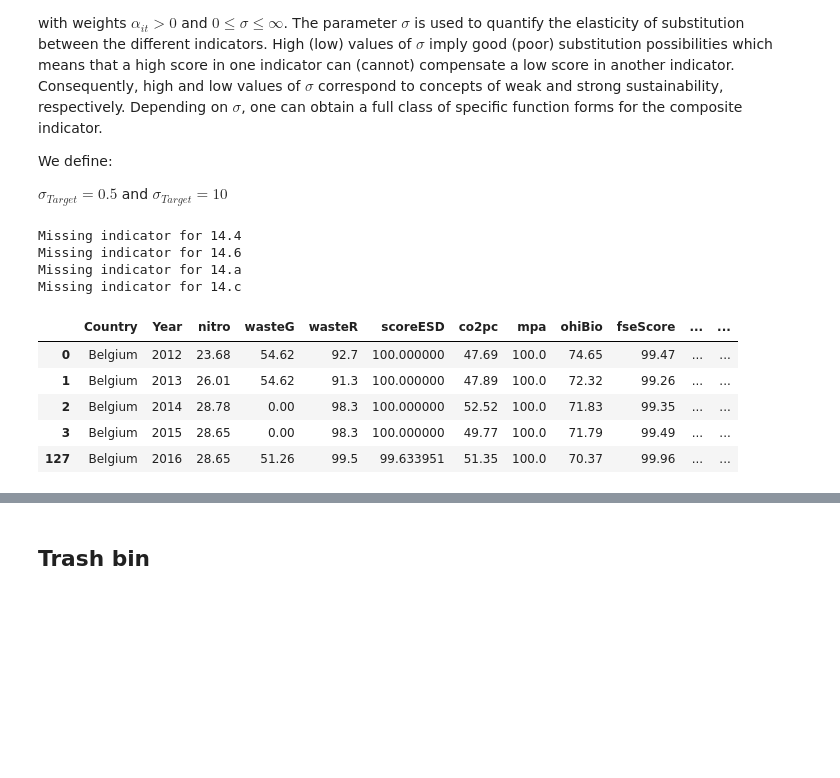
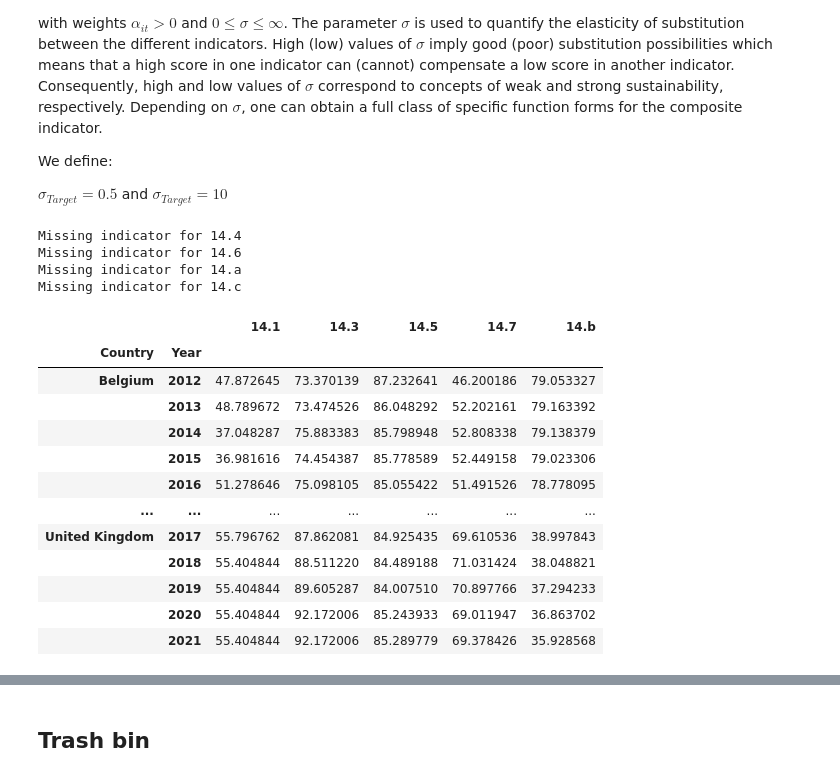
Before and after one commit to isaldiviagonzatti/sdg14, a Jupyter notebook: code/exploreSDG14.ipynb, the cells around one changed output, grey strips where cells are left out. Saved outputs shown, nothing was run; the diff lists cells and outputs as text; code cells hidden in the pictures; blank space fills up the shorter version.

```diff
--- a/code/exploreSDG14.ipynb
+++ b/code/exploreSDG14.ipynb
@@ -1267,94 +1270,76 @@ We define:
 
 $\sigma_{Target} = 0.5$ and $\sigma_{Target} = 10$
 # %%
+# fmt: off
 # missing 14.2, mortality, biomass, tacCatch, sadTac, msfd
-varDf = [
-    nitro,
-    wasteG,
-    wasteR,
-    scoreESD,
-    co2pc,
-    mpa,
-    ohiBio,
-    fseScore,
-    ohiLive,
-    ohiTour,
-    oResearch,
-    ohiArt,
-    threatened,
-    imoRatedf,
+varDf = [ nitro, wasteG, wasteR,scoreESD, co2pc, mpa, ohiBio, fseScore,
+         ohiLive, ohiTour, oResearch, ohiArt, threatened, imoRatedf
 ]
-varNames = [
-    "nitro",
-    "wasteG",
-    "wasteR",
-    "scoreESD",
-    "co2pc",
-    "mpa",
-    "ohiBio",
-    "fseScore",
-    "ohiLive",
-    "ohiTour",
-    "oResearch",
-    "ohiArt",
-    "threatened",
-    "imoRatedf",
+varNames = [ "nitro", "wasteG", "wasteR", "scoreESD", "co2pc",
+            "mpa", "ohiBio", "fseScore", "ohiLive", "ohiTour",
+              "oResearch", "ohiArt", "threatened", "imoRatedf",
 ]
+# fmt: on
 dictIndicators = dict(zip(varNames, varDf))
 
-# stack variables in eahc dataframe
+# stack variables in each dataframe
 for name, df in dictIndicators.items():
     df = df.stack().to_frame().rename(columns={0: str(name)})
     df.index.names = ["Country", "Year"]
     df.reset_index(inplace=True)
     df.Year = df.Year.astype(int)
     df.set_index(["Country", "Year"], inplace=True)
     dictIndicators[name] = df
 # merge all variables into one dataframe, forward and back fill by country
-df = pd.concat(dictIndicators.values(), axis=1, join="outer")
-df = df.reset_index().sort_values(["Country", "Year"])
-df = df[df.Year.isin(list(range(2012, 2022)))]
-df = df.groupby(["Country"], group_keys=False).apply(lambda x: x.ffill().bfill())
+indicators = pd.concat(dictIndicators.values(), axis=1, join="outer")
+indicators = indicators.reset_index().sort_values(["Country", "Year"])
+indicators = indicators[indicators.Year.isin(list(range(2012, 2022)))]
+indicators = indicators.groupby(["Country"], group_keys=False).apply(
+    lambda x: x.ffill().bfill()
+)
+indicators = indicators.set_index(["Country", "Year"])
 indicatorsL = {
     "plastic": ["wasteG", "wasteR"],
     "14.1": ["nitro", "plastic"],
     # '14.2':[''],
     "14.3": ["scoreESD", "co2pc"],
     "14.4": ["mortality", "biomass"],
     "14.5": ["mpa", "ohiBio"],
     "14.6": ["fseScore", "tacCatch"],
     "14.7": ["ohiLive", "ohiTour"],
     "14.a": ["oResearch", "sadTac"],
     "14.b": ["ohiArt", "threatened"],
     "14.c": ["imoRatedf", "msfd"],
 }
 
-
-# calculate the indicator for each target. sigma=10 is the default value
-def compositeInd(ind1, ind2, alpha=0.5, sigma=10):
-    for i in range(0, 2):
-        composite = (
-            (alpha * ind1 ** ((sigma - 1) / sigma))
-            + ((1 - alpha) * ind2 ** ((sigma - 1) / sigma))
-        ) ** (sigma / (sigma - 1))
-        return composite
-
-
-for target, indicators in indicatorsL.items():
+# calculate composite indicators for each target importing the function from composite.py
+targets = indicators.copy()
+for target, indicator in indicatorsL.items():
     try:
-        df[target] = compositeInd(df[indicators[0]], df[indicators[1]])
+        alpha = 1 / len(indicatorsL[target])
+        df = targets[indicator]
+        sigma = 10
+        targets[target] = ci.compositeDF(alpha, df, sigma)
     except KeyError:
         print("Missing indicator for", target)
-df.head()
-df.to_csv("../output/indicators.csv")
+
+targets = targets[[i for i in targets if i.startswith("14")]]
+targets
 # %% [output]
 Missing indicator for 14.4
 Missing indicator for 14.6
 Missing indicator for 14.a
 Missing indicator for 14.c
-|  | Country | Year | nitro | wasteG | wasteR | scoreESD | co2pc | mpa | ohiBio | fseScore | ... | ... |
-| 0 | Belgium | 2012 | 23.68 | 54.62 | 92.7 | 100.000000 | 47.69 | 100.0 | 74.65 | 99.47 | ... | ... |
-| 1 | Belgium | 2013 | 26.01 | 54.62 | 91.3 | 100.000000 | 47.89 | 100.0 | 72.32 | 99.26 | ... | ... |
-| 2 | Belgium | 2014 | 28.78 | 0.00 | 98.3 | 100.000000 | 52.52 | 100.0 | 71.83 | 99.35 | ... | ... |
-| 3 | Belgium | 2015 | 28.65 | 0.00 | 98.3 | 100.000000 | 49.77 | 100.0 | 71.79 | 99.49 | ... | ... |
-| 127 | Belgium | 2016 | 28.65 | 51.26 | 99.5 | 99.633951 | 51.35 | 100.0 | 70.37 | 99.96 | ... | ... |
+|  |  | 14.1 | 14.3 | 14.5 | 14.7 | 14.b |
+| Country | Year |  |  |  |  |  |
+| Belgium | 2012 | 47.872645 | 73.370139 | 87.232641 | 46.200186 | 79.053327 |
+|  | 2013 | 48.789672 | 73.474526 | 86.048292 | 52.202161 | 79.163392 |
+|  | 2014 | 37.048287 | 75.883383 | 85.798948 | 52.808338 | 79.138379 |
+|  | 2015 | 36.981616 | 74.454387 | 85.778589 | 52.449158 | 79.023306 |
+|  | 2016 | 51.278646 | 75.098105 | 85.055422 | 51.491526 | 78.778095 |
+| ... | ... | ... | ... | ... | ... | ... |
+| United Kingdom | 2017 | 55.796762 | 87.862081 | 84.925435 | 69.610536 | 38.997843 |
+|  | 2018 | 55.404844 | 88.511220 | 84.489188 | 71.031424 | 38.048821 |
+|  | 2019 | 55.404844 | 89.605287 | 84.007510 | 70.897766 | 37.294233 |
+|  | 2020 | 55.404844 | 92.172006 | 85.243933 | 69.011947 | 36.863702 |
+|  | 2021 | 55.404844 | 92.172006 | 85.289779 | 69.378426 | 35.928568 |
```
Also changed, not shown: parts of 9 cells of this notebook, 3 other files.
